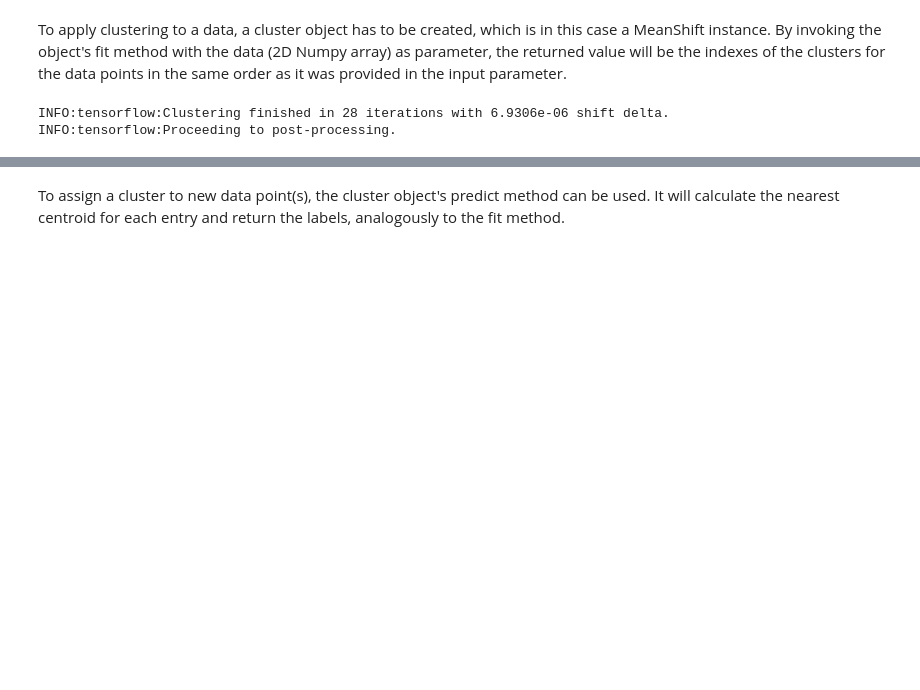
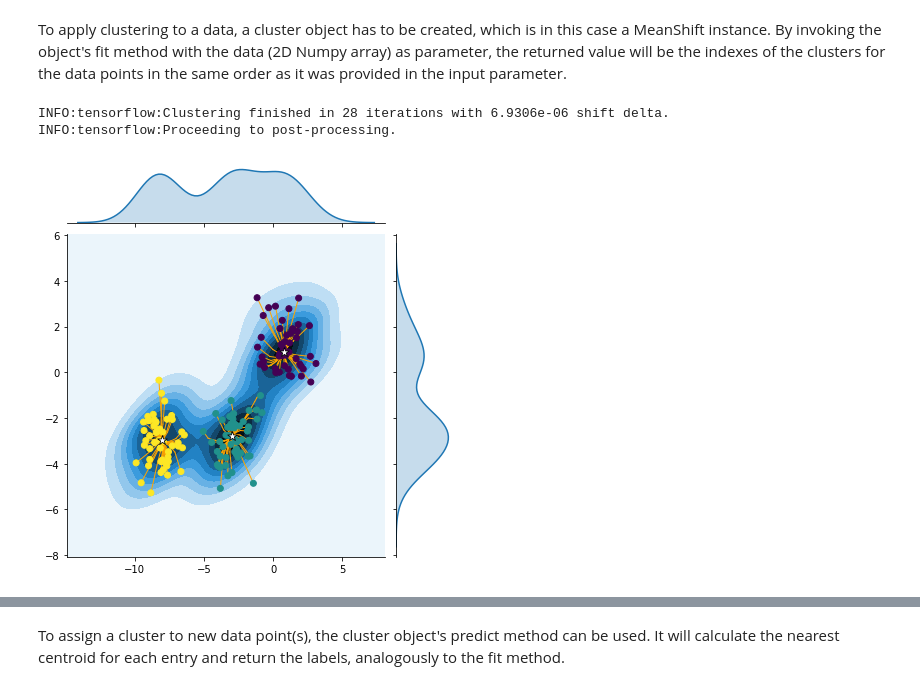
Before and after one commit to Mrpatekful/cluster, a Jupyter notebook: example.ipynb, the cells around one changed output, grey strips where cells are left out. Saved outputs shown, nothing was run; the diff lists cells and outputs as text; code cells hidden in the pictures; blank space fills up the shorter version.

Commit message:
Notebook plot fix

```diff
--- a/example.ipynb
+++ b/example.ipynb
@@ -18,10 +18,10 @@ data = generate_random()
 # %% [markdown]
 To apply clustering to a data, a cluster object has to be created, which is in this case a MeanShift instance. By invoking the object's fit method with the data (2D Numpy array) as parameter, the returned value will be the indexes of the clusters for the data points in the same order as it was provided in the input parameter.
 # %%
-%%capture
 ms = MeanShift(kernel='gaussian', bandwidth=1)
 labels = ms.fit(data)
-animation = animated_plot(ms.history[:10], labels, show=False).to_html5_video()
+plot(ms.history, data, labels, ms.centroids)
 # %% [output]
 INFO:tensorflow:Clustering finished in 28 iterations with 6.9306e-06 shift delta.
 INFO:tensorflow:Proceeding to post-processing.
+[figure, added]
```
Also changed, not shown: parts of 1 cell of this notebook.
